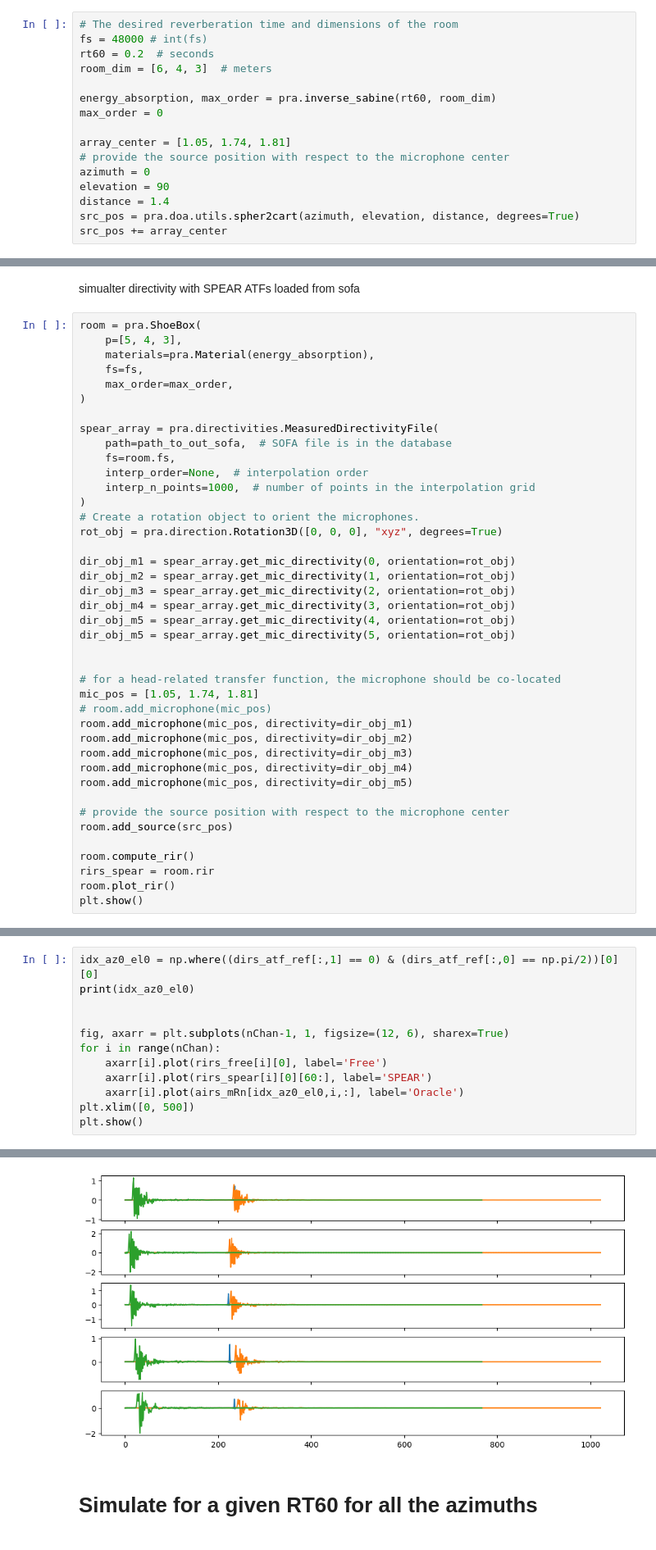
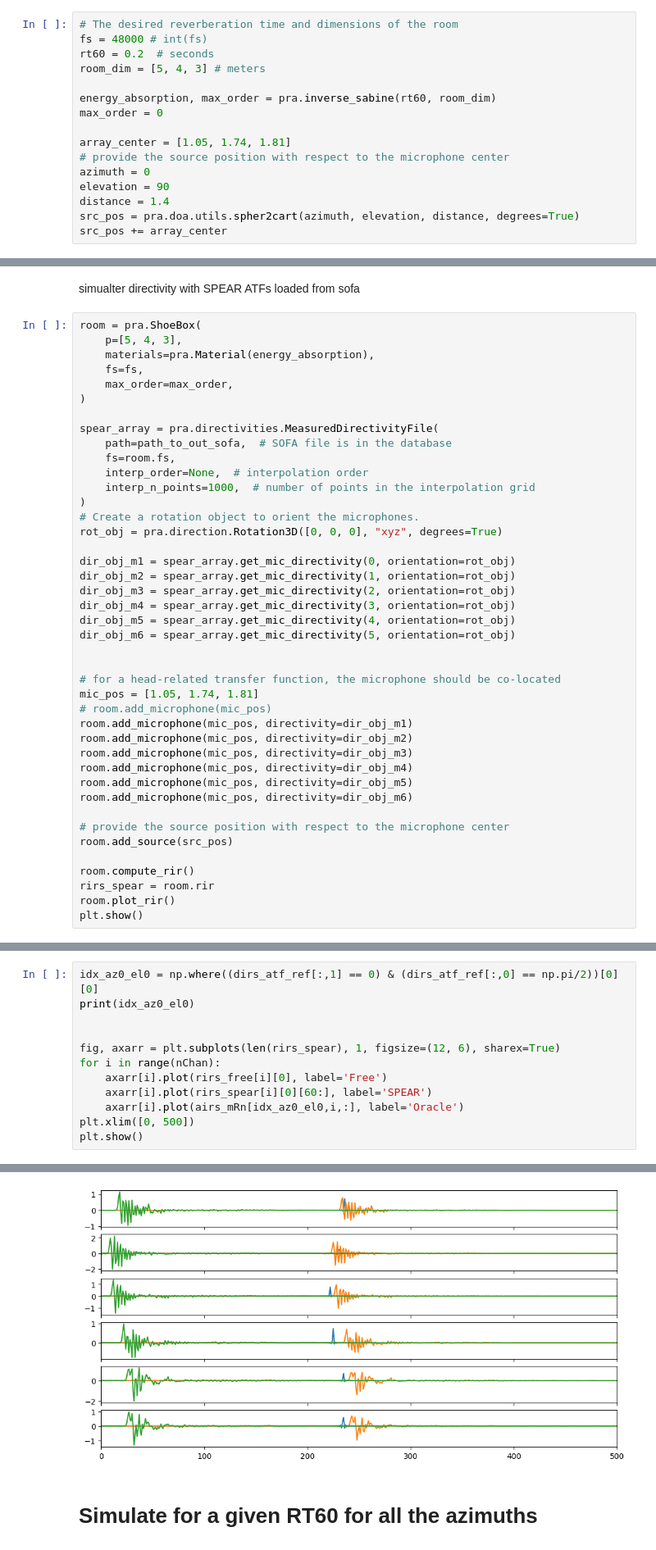
Before and after one commit to Chutlhu/shamans, a Jupyter notebook: shamans/spear_atf_to_pra_dir.ipynb, the cells around one changed output, grey strips where cells are left out. Shown at 82% size. Cells and saved outputs as stored; diff of their text form.

Commit message:
this reproduces all the experiments and generates all the figures for the camera ready paper

```diff
--- a/shamans/spear_atf_to_pra_dir.ipynb
+++ b/shamans/spear_atf_to_pra_dir.ipynb
@@ -240,7 +240,7 @@ sofa = sfr.read_sofa(path_to_out_sofa)
 # The desired reverberation time and dimensions of the room
 fs = 48000 # int(fs)
 rt60 = 0.2  # seconds
-room_dim = [6, 4, 3]  # meters
+room_dim = [5, 4, 3] # meters
 
 energy_absorption, max_order = pra.inverse_sabine(rt60, room_dim)
 max_order = 0
@@ -306,7 +306,7 @@ dir_obj_m2 = spear_array.get_mic_directivity(1, orientation=rot_obj)
 dir_obj_m3 = spear_array.get_mic_directivity(2, orientation=rot_obj)
 dir_obj_m4 = spear_array.get_mic_directivity(3, orientation=rot_obj)
 dir_obj_m5 = spear_array.get_mic_directivity(4, orientation=rot_obj)
-dir_obj_m5 = spear_array.get_mic_directivity(5, orientation=rot_obj)
+dir_obj_m6 = spear_array.get_mic_directivity(5, orientation=rot_obj)
 
 
 # for a head-related transfer function, the microphone should be co-located
@@ -317,6 +317,7 @@ room.add_microphone(mic_pos, directivity=dir_obj_m2)
 room.add_microphone(mic_pos, directivity=dir_obj_m3)
 room.add_microphone(mic_pos, directivity=dir_obj_m4)
 room.add_microphone(mic_pos, directivity=dir_obj_m5)
+room.add_microphone(mic_pos, directivity=dir_obj_m6)
 
 # provide the source position with respect to the microphone center
 room.add_source(src_pos)
@@ -332,7 +333,7 @@ idx_az0_el0 = np.where((dirs_atf_ref[:,1] == 0) & (dirs_atf_ref[:,0] == np.pi/2)
 print(idx_az0_el0)
 
 
-fig, axarr = plt.subplots(nChan-1, 1, figsize=(12, 6), sharex=True)
+fig, axarr = plt.subplots(len(rirs_spear), 1, figsize=(12, 6), sharex=True)
 for i in range(nChan):
     axarr[i].plot(rirs_free[i][0], label='Free')
     axarr[i].plot(rirs_spear[i][0][60:], label='SPEAR')
@@ -345,4 +345,4 @@ IndexError: index 5 is out of bounds for axis 0 with size 5
-[figure, old version]
+[figure, new version]
 # %% [markdown]
 # Simulate for a given RT60 for all the azimuths
 # %%
```
Also changed, not shown: parts of 6 cells of this notebook, 30 other files.
